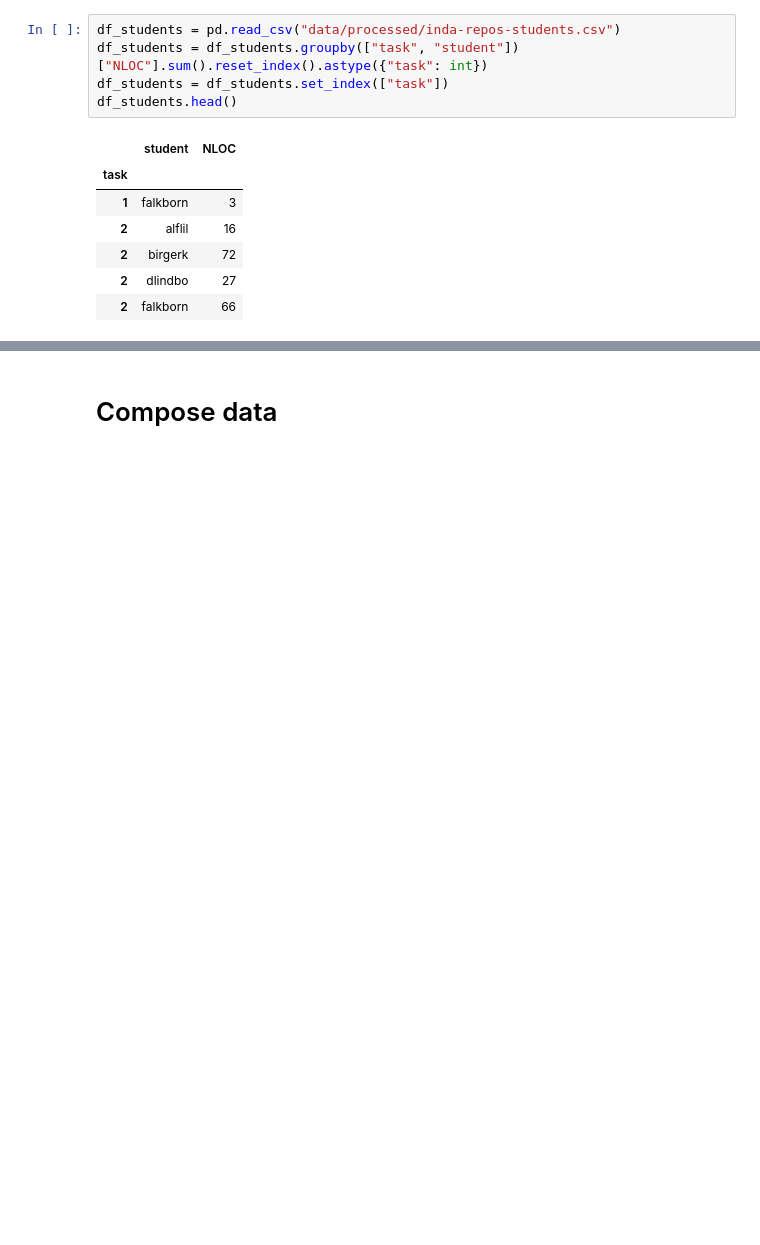
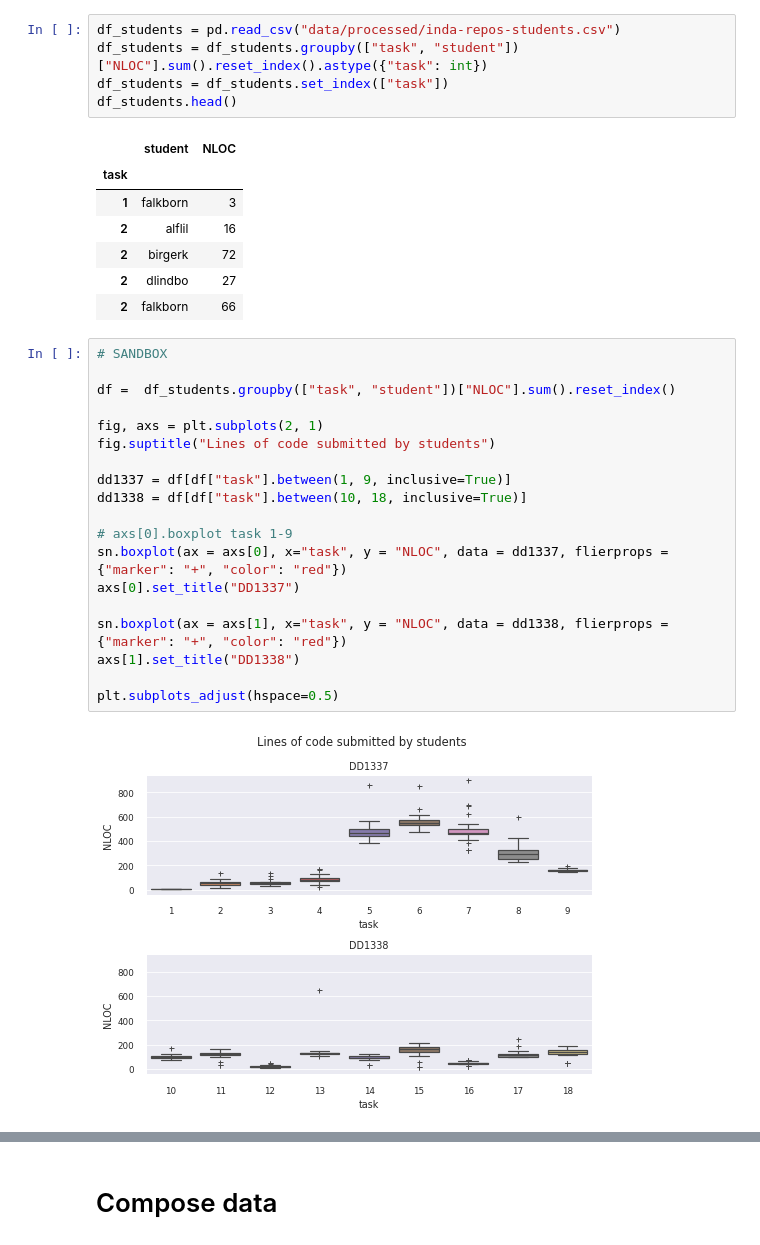
Before and after one commit to LinusOstlund/kex, a Jupyter notebook: main.ipynb, the cells around one changed output, grey strips where cells are left out. Cells and saved outputs as stored; diff of their text form; blank space fills up the shorter version.

```diff
--- a/main.ipynb
+++ b/main.ipynb
@@ -130,6 +130,27 @@ df_students.head()
 | 2 | birgerk | 72 |
 | 2 | dlindbo | 27 |
 | 2 | falkborn | 66 |
+# %%
+# SANDBOX
+
+df =  df_students.groupby(["task", "student"])["NLOC"].sum().reset_index()
+
+fig, axs = plt.subplots(2, 1)
+fig.suptitle("Lines of code submitted by students")
+
+dd1337 = df[df["task"].between(1, 9, inclusive=True)]
+dd1338 = df[df["task"].between(10, 18, inclusive=True)]
+
+# axs[0].boxplot task 1-9
+sn.boxplot(ax = axs[0], x="task", y = "NLOC", data = dd1337, flierprops = {"marker": "+", "color": "red"})
+axs[0].set_title("DD1337")
+
+sn.boxplot(ax = axs[1], x="task", y = "NLOC", data = dd1338, flierprops = {"marker": "+", "color": "red"})
+axs[1].set_title("DD1338")
+
+plt.subplots_adjust(hspace=0.5)
+# %% [output]
+[figure, added]
 # %%
 # Plot lines of code for students submissions and code template
 sn.set_theme()
```
Also changed, not shown: parts of 20 cells of this notebook, 1 other file.
